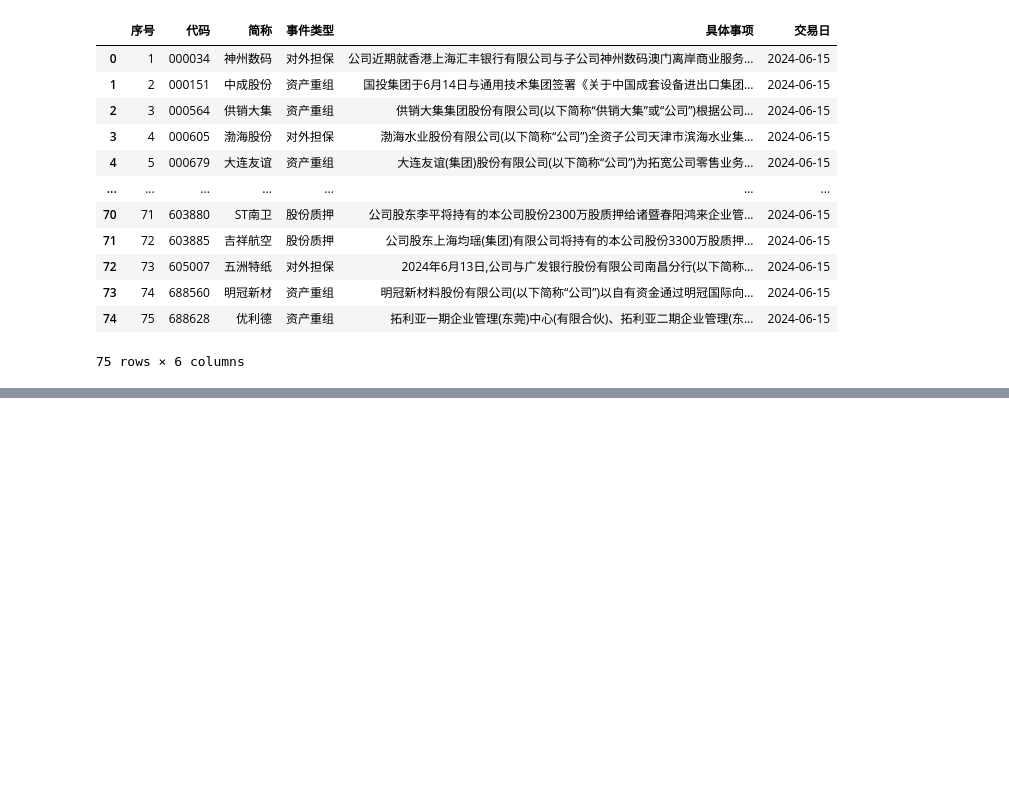
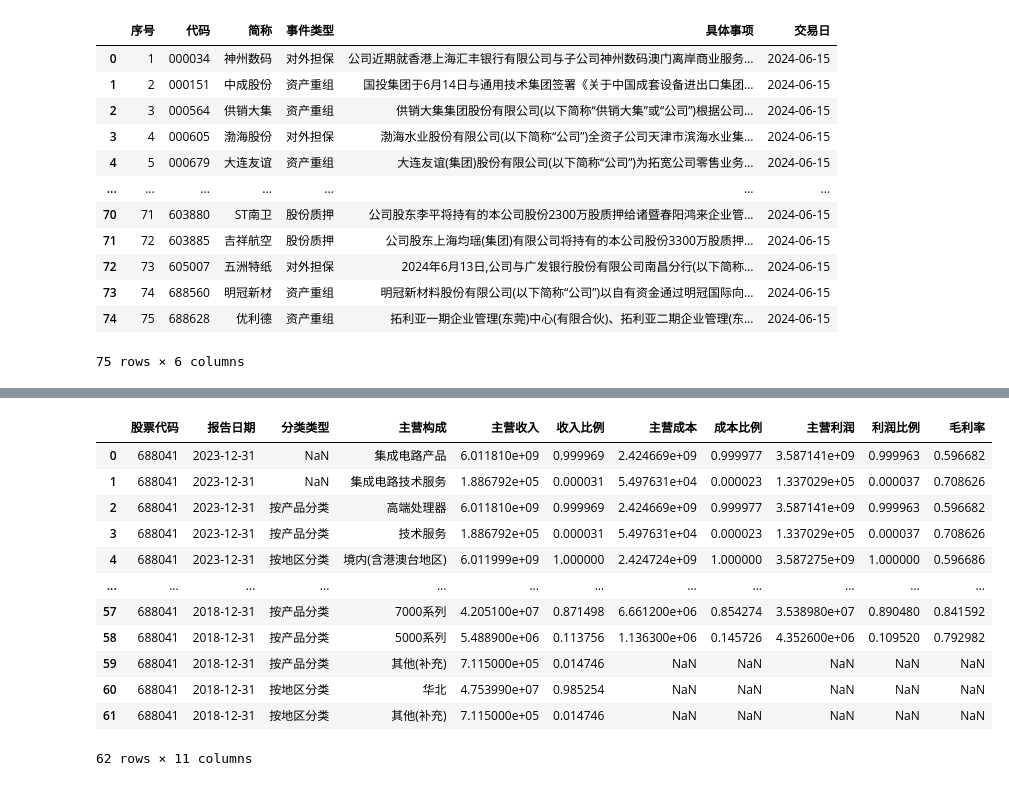
Before and after one commit to EveryFine/GeniusAI, a Jupyter notebook: GeniusChatbots/playground/datasource/AKShare获取股票信息.ipynb, the cells around one changed output, grey strips where cells are left out. Drawn from its saved outputs; the diff is of its cells as text; code cells hidden in the pictures; blank space fills up the shorter version.

```diff
--- a/GeniusChatbots/playground/datasource/AKShare获取股票信息.ipynb
+++ b/GeniusChatbots/playground/datasource/AKShare获取股票信息.ipynb
@@ -25,0 +140,17 @@ stock_gsrl_gsdt_em_df
+# %%
+stock_zygc_em_df = ak.stock_zygc_em(symbol="SH688041")
+stock_zygc_em_df
+# %% [output]
+|  | 股票代码 | 报告日期 | 分类类型 | 主营构成 | 主营收入 | 收入比例 | 主营成本 | 成本比例 | 主营利润 | 利润比例 | 毛利率 |
+| 0 | 688041 | 2023-12-31 | NaN | 集成电路产品 | 6.011810e+09 | 0.999969 | 2.424669e+09 | 0.999977 | 3.587141e+09 | 0.999963 | 0.596682 |
+| 1 | 688041 | 2023-12-31 | NaN | 集成电路技术服务 | 1.886792e+05 | 0.000031 | 5.497631e+04 | 0.000023 | 1.337029e+05 | 0.000037 | 0.708626 |
+| 2 | 688041 | 2023-12-31 | 按产品分类 | 高端处理器 | 6.011810e+09 | 0.999969 | 2.424669e+09 | 0.999977 | 3.587141e+09 | 0.999963 | 0.596682 |
+| 3 | 688041 | 2023-12-31 | 按产品分类 | 技术服务 | 1.886792e+05 | 0.000031 | 5.497631e+04 | 0.000023 | 1.337029e+05 | 0.000037 | 0.708626 |
+| 4 | 688041 | 2023-12-31 | 按地区分类 | 境内(含港澳台地区) | 6.011999e+09 | 1.000000 | 2.424724e+09 | 1.000000 | 3.587275e+09 | 1.000000 | 0.596686 |
+| ... | ... | ... | ... | ... | ... | ... | ... | ... | ... | ... | ... |
+| 57 | 688041 | 2018-12-31 | 按产品分类 | 7000系列 | 4.205100e+07 | 0.871498 | 6.661200e+06 | 0.854274 | 3.538980e+07 | 0.890480 | 0.841592 |
+| 58 | 688041 | 2018-12-31 | 按产品分类 | 5000系列 | 5.488900e+06 | 0.113756 | 1.136300e+06 | 0.145726 | 4.352600e+06 | 0.109520 | 0.792982 |
+| 59 | 688041 | 2018-12-31 | 按产品分类 | 其他(补充) | 7.115000e+05 | 0.014746 | NaN | NaN | NaN | NaN | NaN |
+| 60 | 688041 | 2018-12-31 | 按地区分类 | 华北 | 4.753990e+07 | 0.985254 | NaN | NaN | NaN | NaN | NaN |
+| 61 | 688041 | 2018-12-31 | 按地区分类 | 其他(补充) | 7.115000e+05 | 0.014746 | NaN | NaN | NaN | NaN | NaN |
+62 rows × 11 columns
```
Also changed, not shown: parts of 15 cells of this notebook.
